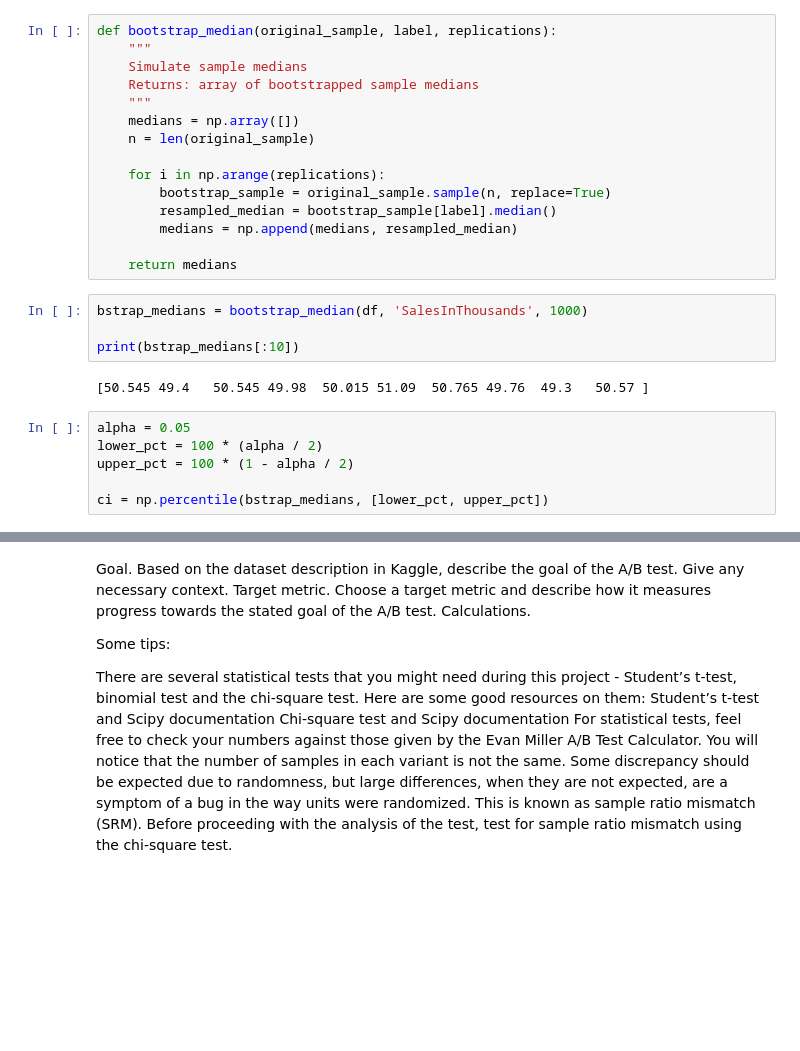
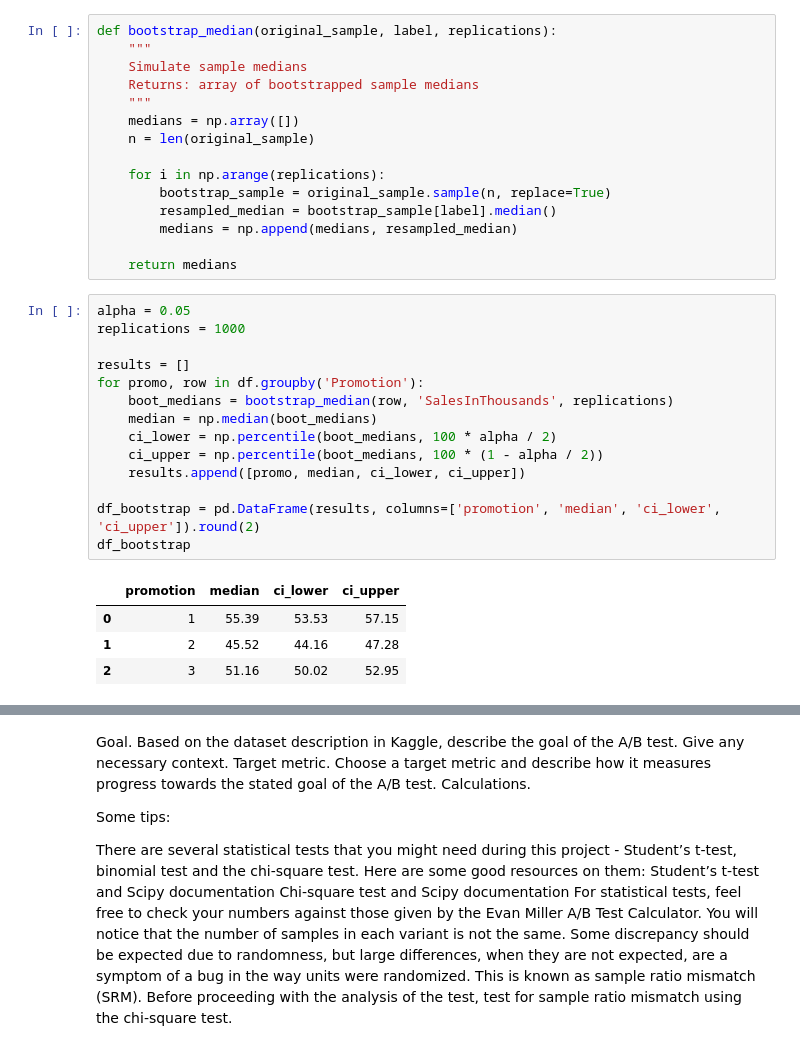
Before and after one commit to giddygarcia/ab-testing, a Jupyter notebook: fast-food.ipynb, the cells around one changed output, grey strips where cells are left out. Cells and saved outputs as stored; diff of their text form; blank space fills up the shorter version.

```diff
--- a/fast-food.ipynb
+++ b/fast-food.ipynb
@@ -425,15 +439,22 @@ def bootstrap_median(original_sample, label, replications):
         medians = np.append(medians, resampled_median)
 
     return medians
-# %%
-bstrap_medians = bootstrap_median(df, 'SalesInThousands', 1000)
-
-print(bstrap_medians[:10])
-# %% [output]
-[50.545 49.4   50.545 49.98  50.015 51.09  50.765 49.76  49.3   50.57 ]
 # %%
 alpha = 0.05
-lower_pct = 100 * (alpha / 2)
-upper_pct = 100 * (1 - alpha / 2)
+replications = 1000
 
-ci = np.percentile(bstrap_medians, [lower_pct, upper_pct])
+results = []
+for promo, row in df.groupby('Promotion'):
+    boot_medians = bootstrap_median(row, 'SalesInThousands', replications)
+    median = np.median(boot_medians)
+    ci_lower = np.percentile(boot_medians, 100 * alpha / 2)
+    ci_upper = np.percentile(boot_medians, 100 * (1 - alpha / 2))
+    results.append([promo, median, ci_lower, ci_upper])
+
+df_bootstrap = pd.DataFrame(results, columns=['promotion', 'median', 'ci_lower', 'ci_upper']).round(2)
+df_bootstrap
+# %% [output]
+|  | promotion | median | ci_lower | ci_upper |
+| 0 | 1 | 55.39 | 53.53 | 57.15 |
+| 1 | 2 | 45.52 | 44.16 | 47.28 |
+| 2 | 3 | 51.16 | 50.02 | 52.95 |
```
Also changed, not shown: parts of 30 cells of this notebook.
